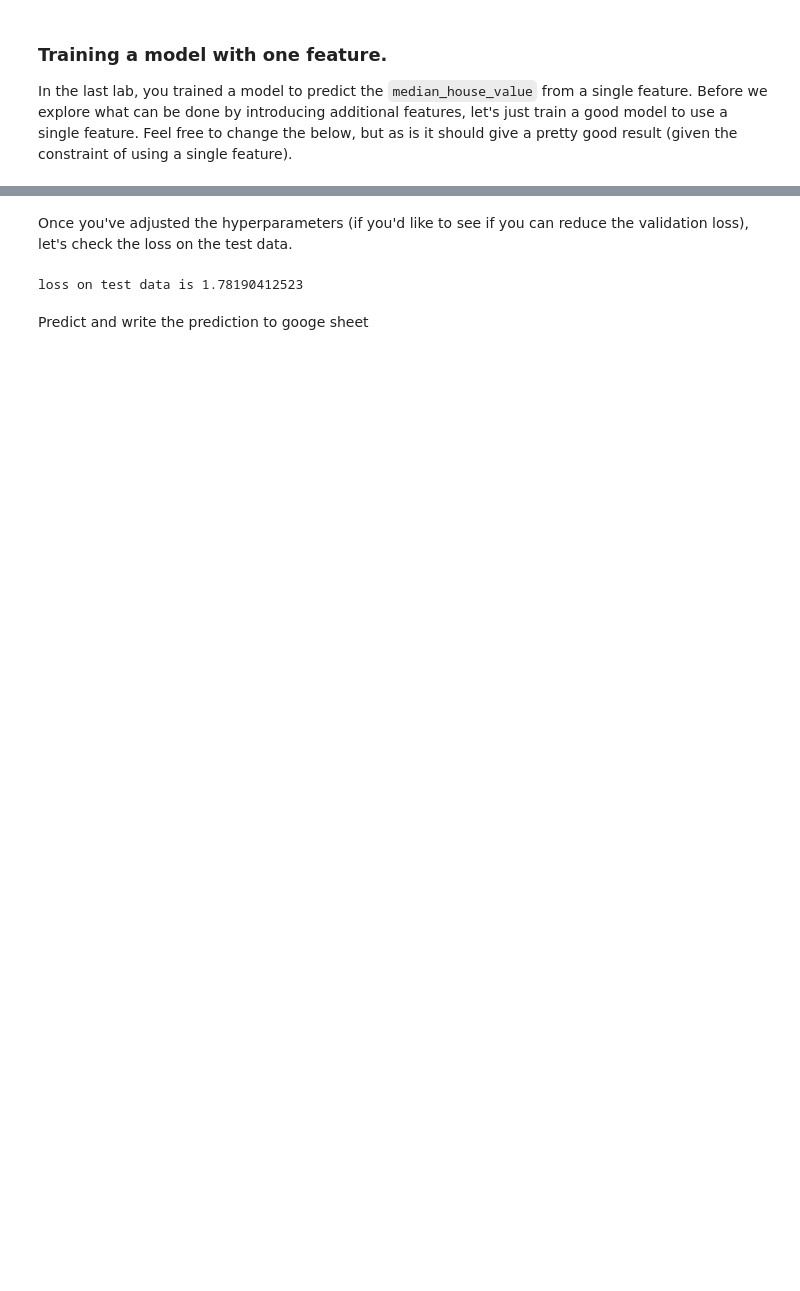
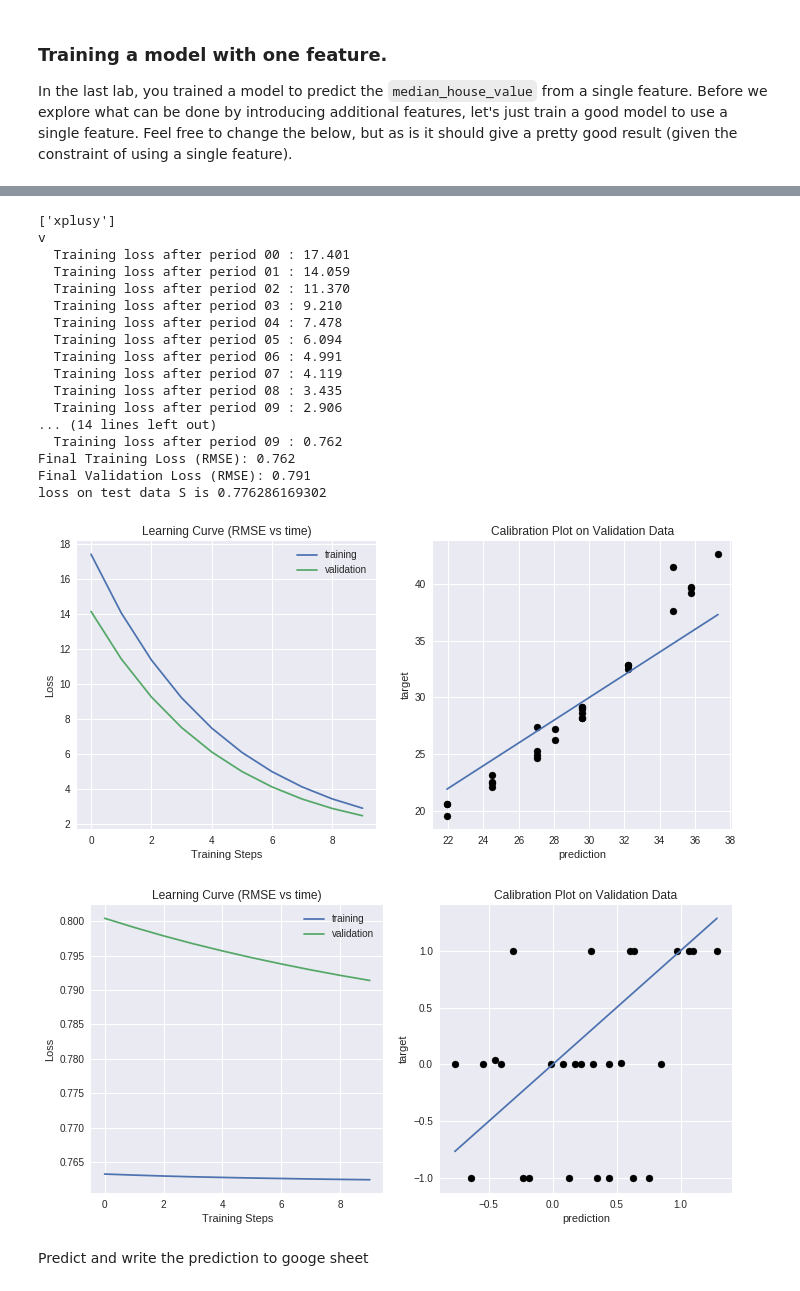
Before and after one commit to Joshuazhou2020/CMEMTransportSystem, a Jupyter notebook: CMEMTransportSystemV1_0.ipynb, the cells around one changed output, grey strips where cells are left out. Drawn from its saved outputs; the diff is of its cells as text; code cells hidden in the pictures; blank space fills up the shorter version.

```diff
--- a/CMEMTransportSystemV1_0.ipynb
+++ b/CMEMTransportSystemV1_0.ipynb
@@ -113,6 +148,7 @@ Load Test data
 # %%
 # Open our new sheet and read some data.
-worksheet2 = gc.open_by_url(dataUrl).worksheet("test_"+label+"_data")
+#worksheet2 = gc.open_by_url(dataUrl).worksheet("test_"+label+"_data")
+worksheet2 = gc.open_by_url(dataUrl).worksheet("test_data")
 
 # get_all_values gives a list of rows.
 rows2 = worksheet2.get_all_values()
@@ -123,13 +159,17 @@ import pandas as pf
 test_examples = pf.DataFrame.from_records(rows2)
 test_examples.apply(pf.to_numeric)
 #test_examples.columns = test_examples.iloc[0]
-test_examples.columns = ["x", "t", "y", "s"]
+test_examples.columns = COLUMNS
 
 test_examples["x"] = test_examples.x.astype(float)
-test_examples["t"] = test_examples.x.astype(float)
+test_examples["t"] = test_examples.t.astype(float)
 test_examples["y"] = test_examples.y.astype(float)
+test_examples["v"] = test_examples.v.astype(float)
 test_examples["s"] = test_examples.s.astype(float)
+test_examples["xplusy"] = test_examples.xplusy.astype(float)
+test_examples["xminusy"] = test_examples.xminusy.astype(float)
 
+print test_examples
 
 test_examples.describe()
 
@@ -513,10 +546,64 @@ Final Validation Loss (RMSE): 3.496
-# %% [markdown]
-Once you've adjusted the hyperparameters (if you'd like to see if you can reduce the validation loss), let's check the loss on the test data.
-# %%
-print "loss on test data is", compute_loss(
-    linear_regressor, test_input_fn, test_examples[LABEL])
-# %% [output]
-loss on test data is 1.78190412523
+# %%
+# Good one close to 5-6 for V
+#LEARNING_RATE = 0.001
+#STEPS = 25000
+
+#Final Training Loss (RMSE): 6.378
+#Final Validation Loss (RMSE): 4.492
+LEARNING_RATE = 0.001
+STEPS = 50000
+
+NUMERICAL_COLUMNS = ["xplusy"]
+NUMERICAL_FEATURES = ["xplusy"]
+LABEL = "v"
+
+print NUMERICAL_COLUMNS
+print LABEL
+
+linear_regressorV = define_linear_regression_model(learning_rate = LEARNING_RATE)
+linear_regressorV = train_model(linear_regressorV, steps=STEPS)
+
+print "loss on test data V is", compute_loss(
+    linear_regressorV, test_input_fn, test_examples[LABEL])
+
+#Final Training Loss (RMSE): 6.378
+#Final Validation Loss (RMSE): 4.492
+LEARNING_RATES = 0.001
+STEPSS = 50000
+
+NUMERICAL_COLUMNS = ["x","t","y"]
+NUMERICAL_FEATURES = ["x","t","y"]
+LABEL = "s"
+
+print NUMERICAL_COLUMNS
+print LABEL
+
+
+linear_regressorS = define_linear_regression_model(learning_rate = LEARNING_RATE)
+linear_regressorS = train_model(linear_regressorS, steps=STEPS)
+
+print "loss on test data S is", compute_loss(
+    linear_regressorS, test_input_fn, test_examples[LABEL])
+# %% [output]
+['xplusy']
+v
+  Training loss after period 00 : 17.401
+  Training loss after period 01 : 14.059
+  Training loss after period 02 : 11.370
+  Training loss after period 03 : 9.210
+  Training loss after period 04 : 7.478
+  Training loss after period 05 : 6.094
+  Training loss after period 06 : 4.991
+  Training loss after period 07 : 4.119
+  Training loss after period 08 : 3.435
+  Training loss after period 09 : 2.906
+... (14 lines left out)
+  Training loss after period 09 : 0.762
+Final Training Loss (RMSE): 0.762
+Final Validation Loss (RMSE): 0.791
+loss on test data S is 0.776286169302
+[figure, added]
+[figure, added]
 # %% [markdown]
 Predict and write the prediction to googe sheet
 # %%
```
Also changed, not shown: parts of 34 cells of this notebook.
